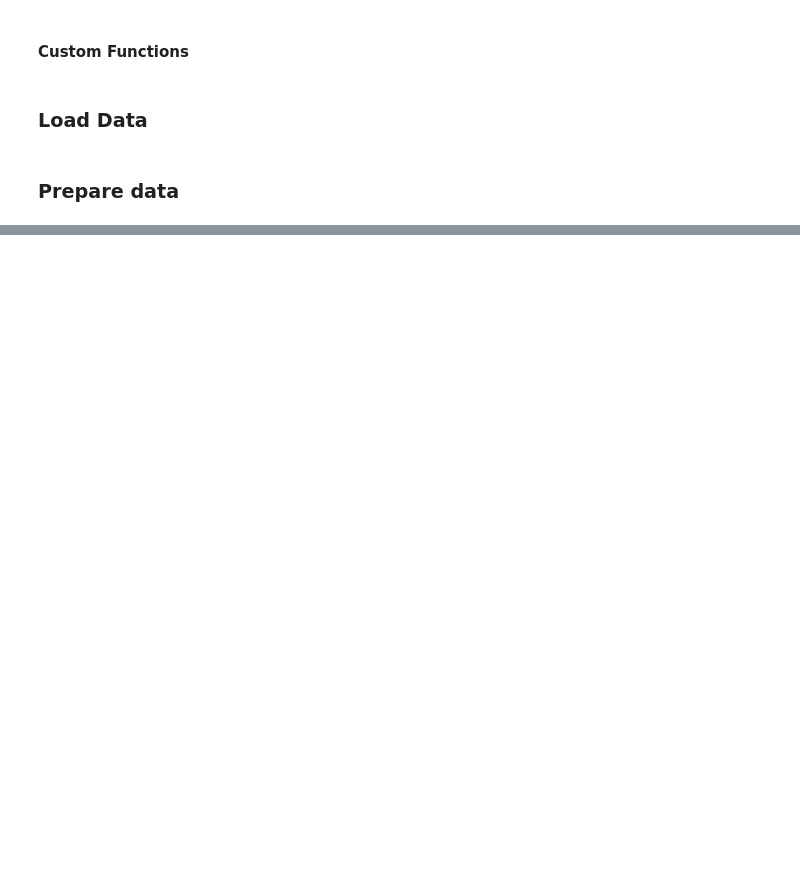
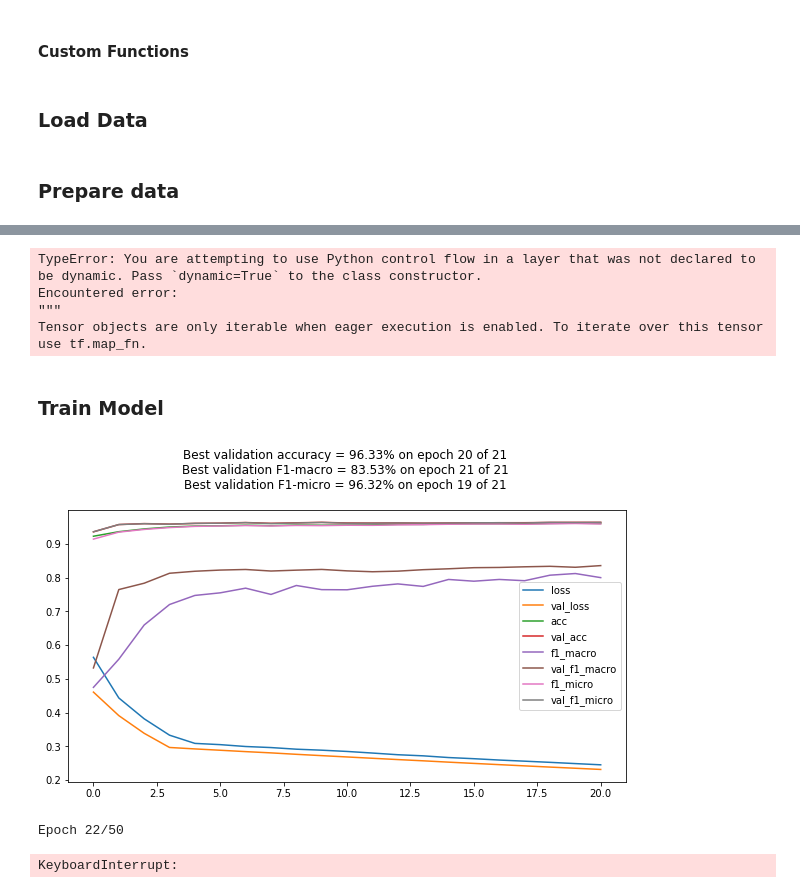
Before and after one commit to simgeekiz/Master_Thesis, a Jupyter notebook: RQ2-BERT.ipynb, the cells around one changed output, grey strips where cells are left out. Cells and saved outputs as stored; diff of their text form; code cells hidden in the pictures; blank space fills up the shorter version.

Commit message:
working on rq2-bert

```diff
--- a/RQ2-BERT.ipynb
+++ b/RQ2-BERT.ipynb
@@ -106,0 +135,9 @@ y_tra.shape, y_val.shape, y_test.shape
+# %%
+def BERTEmbeddingStack(x):
+    embeds = []
+    for art in tf.unstack(tf.transpose(x, (1, 0))):
+        sent_embeds = []
+        for sent_inputs in art:
+            sent_embeds.append(bert((sent_inputs), signature="tokens", as_dict=True)["pooled_output"])
+        embeds.append(sent_embeds)
+    return tf.stack(embeds, 1)
@@ -106,0 +160,43 @@ y_tra.shape, y_val.shape, y_test.shape
+# %%
+learningrate=0.0001
+optimizer = Adam(lr=learningrate)
+optimizer_str = 'adam'
+loss = 'binary_crossentropy'
+metrics = ['acc', f1_macro, f1_micro]
+# %%
+model = build_model_2(max_len, n_tags)
+model.summary()
+
+model.compile(loss=loss, optimizer=optimizer, metrics=metrics)
+# %% [output]
+TypeError: You are attempting to use Python control flow in a layer that was not declared to be dynamic. Pass `dynamic=True` to the class constructor.
+Encountered error:
+"""
+Tensor objects are only iterable when eager execution is enabled. To iterate over this tensor use tf.map_fn.
+# %%
+model_name = 'RQ2_test_elmo_model_2' + \
+             '_maxlen_' + str(max_len) + \
+             '_' + optimizer_str + \
+             '_lr_' + str(learningrate) + \
+             '_lrreduction' + \
+             '_loss_' + loss
+
+model_dir = './Model/' + model_name.split('model')[0] + 'model/' + model_name
+results_file = os.path.join(model_dir, 'model_results_file.txt')
+# %% [markdown]
+### Train Model
+# %%
+model.fit(X_tra, y_tra,
+          epochs=50,
+          batch_size=batch_size,
+          validation_data=(X_val, y_val),
+          callbacks=[
+              PlotCurves(model_name=model_name, model_dir=model_dir, jnote=True),
+              ReduceLROnPlateau(monitor='val_f1_macro', patience=3,
+                                factor=0.1, min_lr=0.00001),
+              EarlyStopping(monitor='val_f1_macro', min_delta=0, patience=5, mode='max')
+          ])
+# %% [output]
+[figure, added]
+Epoch 22/50
+KeyboardInterrupt:
```
Also changed, not shown: parts of 17 cells of this notebook, 2 other files.
